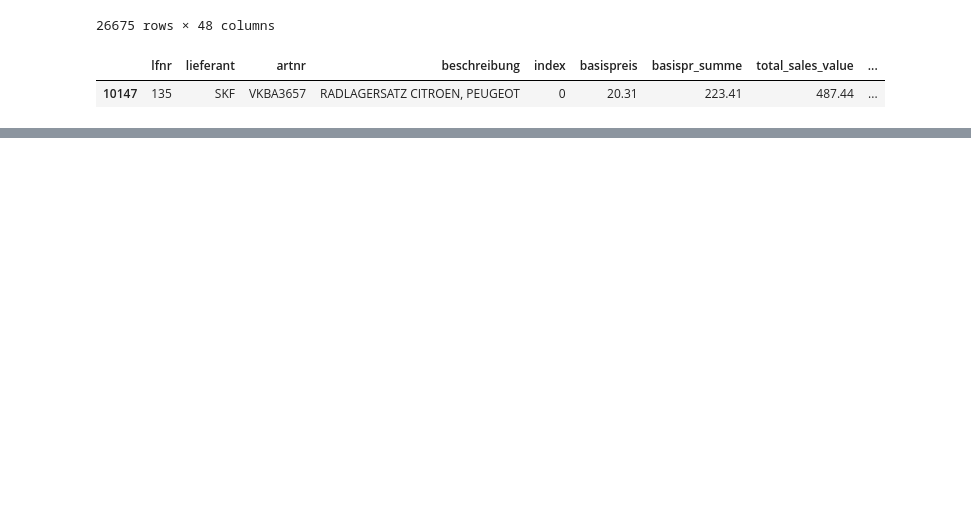
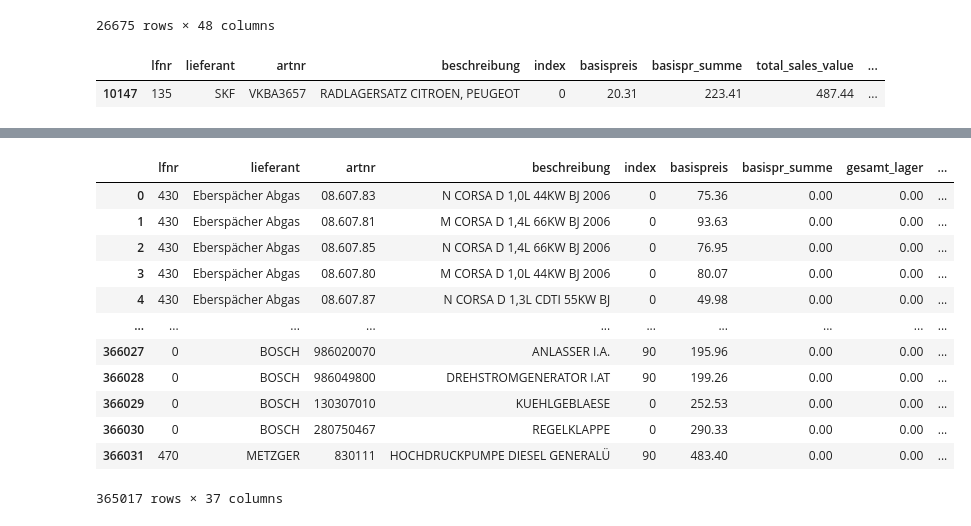
Before and after one commit to capstone-kueblbeck/capstone-kueblbeck, a Jupyter notebook: coding/hans_pn.ipynb, the cells around one changed output, grey strips where cells are left out. Drawn from its saved outputs; the diff is of its cells as text; code cells hidden in the pictures; blank space fills up the shorter version.

```diff
--- a/coding/hans_pn.ipynb
+++ b/coding/hans_pn.ipynb
@@ -434,0 +453,18 @@ selected_row
+# %%
+# create a new DataFrame with rows dropped if gesamt_lager is less than zero and gesamt_vk is less than zero
+df_filtered = df_master[(df_master['gesamt_lager'] >= 0) & (df_master['gesamt_vk'] >= 0)].copy()
+df_filtered
+# %% [output]
+|  | lfnr | lieferant | artnr | beschreibung | index | basispreis | basispr_summe | gesamt_lager | ... |
+| 0 | 430 | Eberspächer Abgas | 08.607.83 | N CORSA D 1,0L 44KW BJ 2006 | 0 | 75.36 | 0.00 | 0.00 | ... |
+| 1 | 430 | Eberspächer Abgas | 08.607.81 | M CORSA D 1,4L 66KW BJ 2006 | 0 | 93.63 | 0.00 | 0.00 | ... |
+| 2 | 430 | Eberspächer Abgas | 08.607.85 | N CORSA D 1,4L 66KW BJ 2006 | 0 | 76.95 | 0.00 | 0.00 | ... |
+| 3 | 430 | Eberspächer Abgas | 08.607.80 | M CORSA D 1,0L 44KW BJ 2006 | 0 | 80.07 | 0.00 | 0.00 | ... |
+| 4 | 430 | Eberspächer Abgas | 08.607.87 | N CORSA D 1,3L CDTI 55KW BJ | 0 | 49.98 | 0.00 | 0.00 | ... |
+| ... | ... | ... | ... | ... | ... | ... | ... | ... | ... |
+| 366027 | 0 | BOSCH | 986020070 | ANLASSER I.A. | 90 | 195.96 | 0.00 | 0.00 | ... |
+| 366028 | 0 | BOSCH | 986049800 | DREHSTROMGENERATOR I.AT | 90 | 199.26 | 0.00 | 0.00 | ... |
+| 366029 | 0 | BOSCH | 130307010 | KUEHLGEBLAESE | 0 | 252.53 | 0.00 | 0.00 | ... |
+| 366030 | 0 | BOSCH | 280750467 | REGELKLAPPE | 0 | 290.33 | 0.00 | 0.00 | ... |
+| 366031 | 470 | METZGER | 830111 | HOCHDRUCKPUMPE DIESEL GENERALÜ | 90 | 483.40 | 0.00 | 0.00 | ... |
+365017 rows × 37 columns
```
Also changed, not shown: parts of 9 cells of this notebook.
